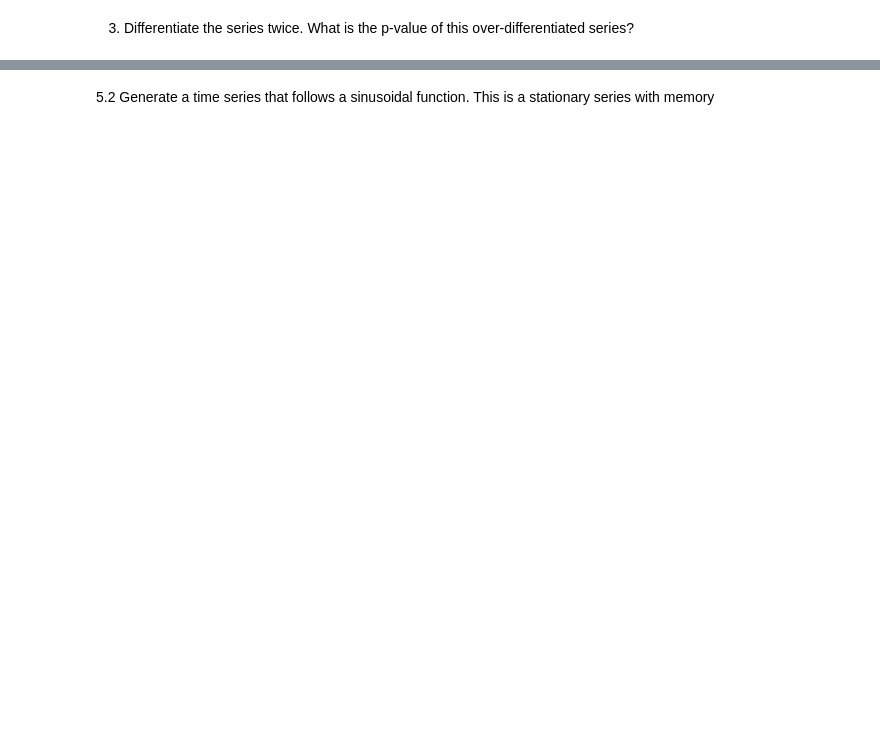
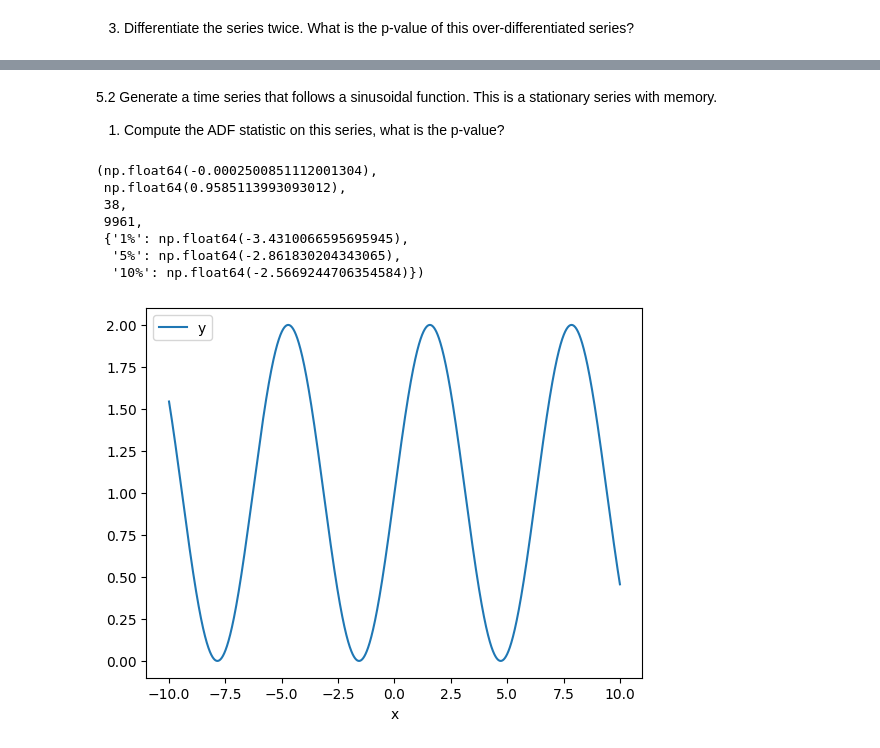
Before and after one commit to Goooo4it/Advances-in-Financial-Machine-Learning, a Jupyter notebook: 5.FFD.ipynb, the cells around one changed output, grey strips where cells are left out. Cells and saved outputs as stored; diff of their text form; code cells hidden in the pictures; blank space fills up the shorter version.

```diff
--- a/5.FFD.ipynb
+++ b/5.FFD.ipynb
@@ -238,2 +249,18 @@ adfuller(time_series_diff2)
 # %% [markdown]
-5.2 Generate a time series that follows a sinusoidal function. This is a stationary series with memory
+5.2 Generate a time series that follows a sinusoidal function. This is a stationary series with memory.
+1. Compute the ADF statistic on this series, what is the p-value?
+# %%
+x = np.linspace(-10, 10, 10000)
+y = np.sin(x) + 1
+data_sin = pd.DataFrame({'x': x, 'y': y}).set_index('x')
+data_sin.plot()
+adfuller(y, autolag=None)
+# %% [output]
+(np.float64(-0.0002500851112001304),
+ np.float64(0.9585113993093012),
+ 38,
+ 9961,
+ {'1%': np.float64(-3.4310066595695945),
+  '5%': np.float64(-2.861830204343065),
+  '10%': np.float64(-2.5669244706354584)})
+[figure, added]
```
Also changed, not shown: parts of 38 cells of this notebook.
